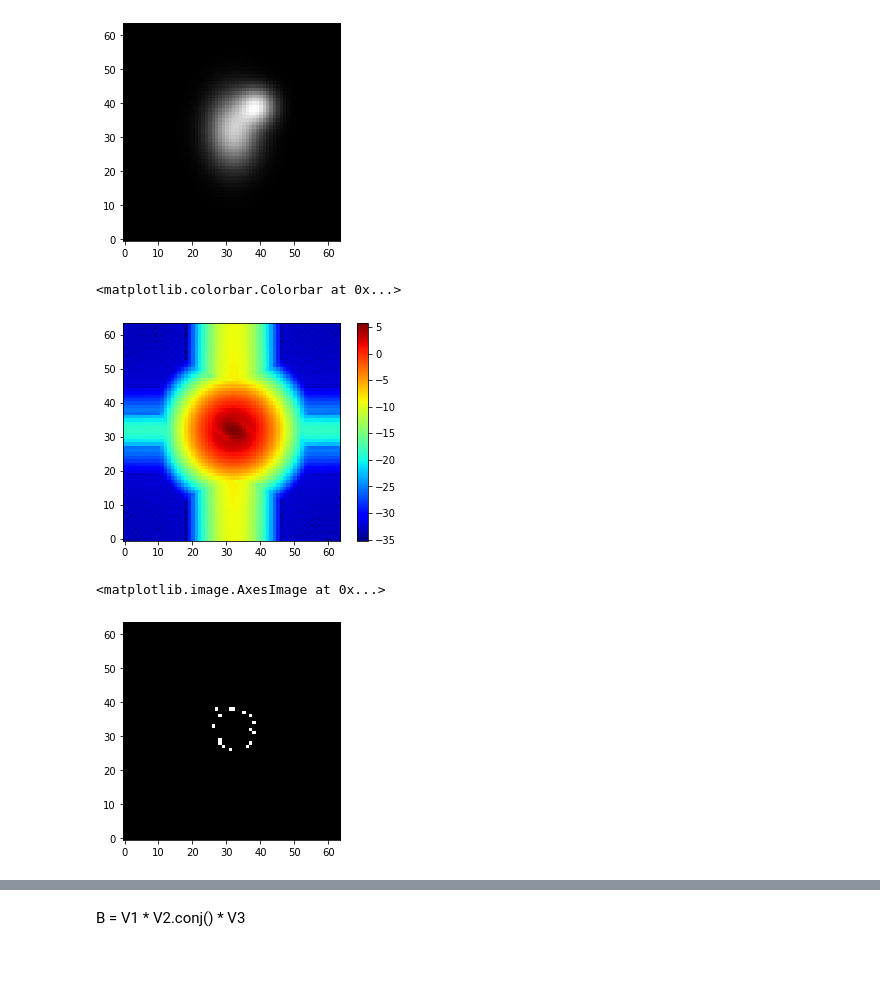
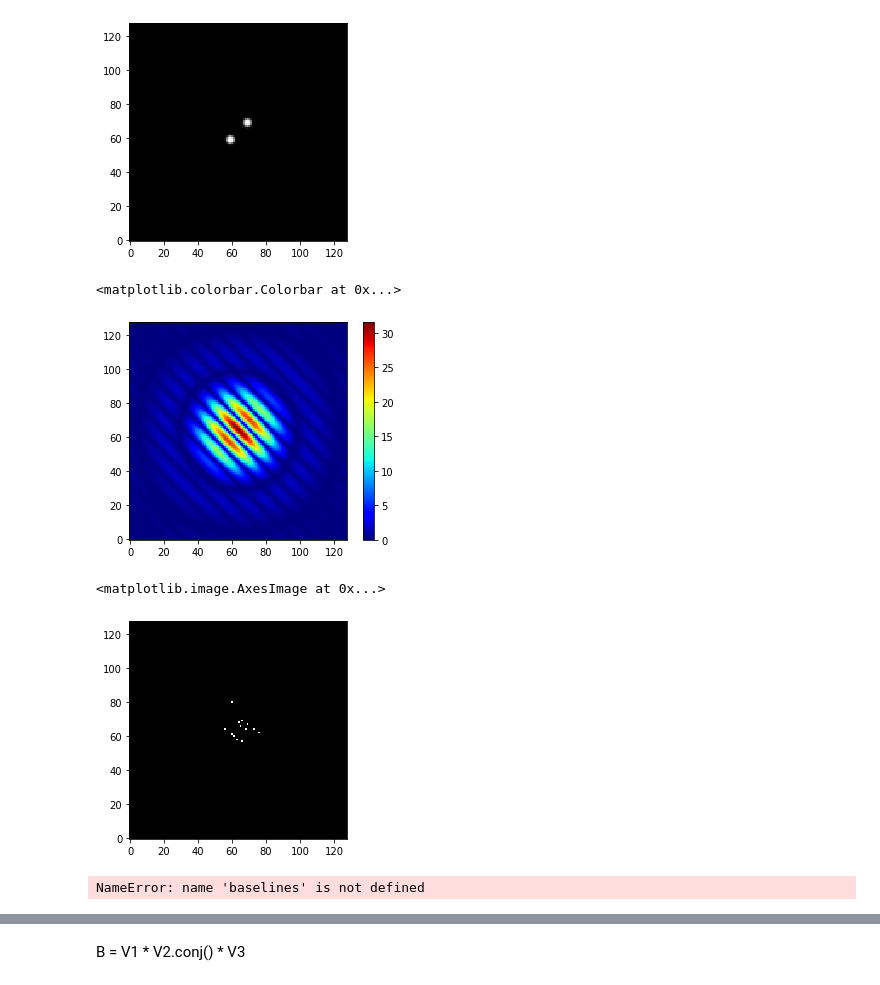
Before and after one commit to AlexandreAdam/ExoRIM, a Jupyter notebook: notebooks/physical_model_tests.ipynb, the cells around one changed output, grey strips where cells are left out. Drawn from its saved outputs; the diff is of its cells as text; code cells hidden in the pictures.

```diff
--- a/notebooks/physical_model_tests.ipynb
+++ b/notebooks/physical_model_tests.ipynb
@@ -19,8 +19,9 @@ tf.keras.backend.set_floatx('float32')
 # Defines physical variables
 N = 21
 L = 6
-pixels = 64
+pixels = 128
 wavel = 0.5e-6
+# fov = 50 # mas
 plate_scale = 0.3 #2.2 * 1000 / 2048 * 3 # James Webb plate scale, #exo.definitions.rad2mas(1.22 * wavel / 4 / L)/10 # mas / pixel at the diffraction limit
 var = 1
 ISZ = 32  # number of pixels for the image
@@ -28,14 +29,13 @@ ISZ = 32  # number of pixels for the image
 image_coords = np.arange(pixels) - pixels / 2.
 xx, yy = np.meshgrid(image_coords, image_coords)
 image1 = np.zeros_like(xx)
-rho_squared = (xx) ** 2 + (yy) ** 2/2
-radius = 7 #pixels
+rho_squared = (xx + 5) ** 2 + (yy + 5) ** 2
+radius = 2 #pixels
 a = radius*mas2rad(plate_scale)
-image1 += np.exp(-rho_squared/radius**2)
-rho_squared = (xx - 7) ** 2 + (yy - 7) ** 2
-image1 += np.exp(-rho_squared/5**2)
+image1 += np.exp(-0.5 * rho_squared**2/radius**4)
+rho_squared = (xx - 5) ** 2 + (yy - 5) ** 2
+image1 += np.exp(-0.5 * rho_squared**2/radius**4)
 
-fft = np.log(np.abs(np.fft.fftshift(np.fft.fft2(image1))))
 
 # image1 += np.sqrt(rho_squared) < radius
 # rho_squared = (xx - 10) ** 2 + (yy -10) ** 2/3
@@ -46,44 +46,55 @@ fft = np.log(np.abs(np.fft.fftshift(np.fft.fft2(image1))))
 
 im = plt.imshow(image1, cmap="gray")
 # %% [output]
-[figure, old version]
+[figure, new version]
 # %%
-fft = np.log(np.abs(np.fft.fftshift(np.fft.fft2(image1))))
+fft = np.abs(np.fft.fftshift(np.fft.fft2(image1)))
+
 
 # image1 += np.sqrt(rho_squared) < radius
 # rho_squared = (xx - 10) ** 2 + (yy -10) ** 2/3
 # image1 += np.sqrt(rho_squared) < 2
 # rho_squared = (xx - 5) ** 2 + (yy -10) ** 2/6
 # image1 += np.sqrt(rho_squared) < 5
 # image1 += np.logical_and(rho_squared > radius**2, rho_squared < radius**2 + radius) * 0.1
 
 im = plt.imshow(fft, cmap="jet")
 plt.colorbar(im)
 # %% [output]
 <matplotlib.colorbar.Colorbar at 0x...>
-[figure, old version]
+[figure, new version]
 # %%
-x = (L + np.random.normal(0, var, N)) * np.cos(2 * np.pi * np.arange(N) / N)
-y = (L + np.random.normal(0, var, N)) * np.sin(2 * np.pi * np.arange(N) / N)
-circle_mask = np.array([x, y]).T
+# x = (L + np.random.normal(0, var, N)) * np.cos(2 * np.pi * np.arange(N) / N)
+# y = (L + np.random.normal(0, var, N)) * np.sin(2 * np.pi * np.arange(N) / N)
+# circle_mask = np.array([x, y]).T
+mask = np.random.normal(0, L, (N, 2))
+
 image_coords = np.arange(pixels) - pixels / 2.
 xx, yy = np.meshgrid(image_coords, image_coords)
 image = np.zeros_like(xx)
-for x in circle_mask:
+for x in mask:
     rho_squared = np.sqrt((xx-x[0]) ** 2 + (yy - x[1]) ** 2)
     image += np.sqrt(rho_squared) < 0.7
-mask = np.random.normal(0, L, (N, 2))
 plt.imshow(image, cmap="gray")
 # %% [output]
 <matplotlib.image.AxesImage at 0x...>
-[figure, old version]
+[figure, new version]
 # %%
-# uv = baselines.UVC
-# xmax = uv
-# im = plt.imshow(fft, cmap="jet", extent=[])
-# baselines = exo.operators.Baselines(mask_coordinates=mask)
-# plt.scatter(baselines.UVC[:, 0], baselines.UVC[:, 1])
-# plt.colorbar(im)
+uv = baselines.UVC
+rho = np.hypot(uv[:, 0], uv[:, 1])
+fov = rad2mas(wavel/rho).max()
+plate_scale = fov / pixels # mas
+fftfreq = np.fft.fftshift(np.fft.fftfreq(pixels, plate_scale))
+
+im = plt.imshow(np.abs(fft), cmap="jet", extent=[fftfreq.min(), fftfreq.max()]*2)
+baselines = exo.operators.Baselines(mask_coordinates=mask)
+ufreq = 1/rad2mas(1/baselines.UVC[:, 0]*wavel)
+vfreq = 1/rad2mas(1/baselines.UVC[:, 1]*wavel)
+plt.plot(ufreq, vfreq, "k.")
+plt.colorbar(im)
+plt.title("UV coverage")
+# %% [output]
+NameError: name 'baselines' is not defined
 # %%
 def bispectra(V):
     V1 = tf.einsum("ij, ...j -> ...i", V1_projector, V)
```
Also changed, not shown: parts of 19 cells of this notebook, 10 other files.
